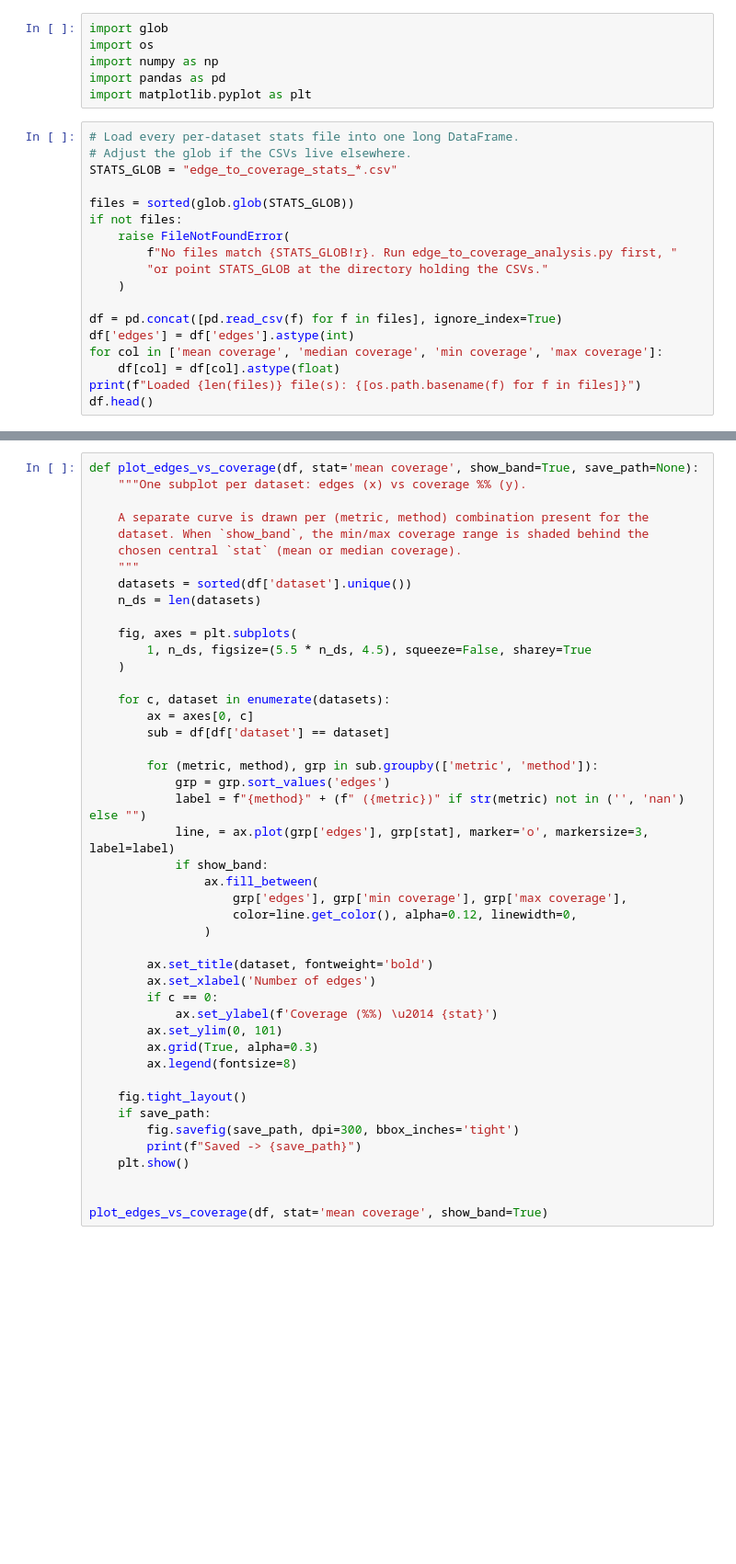
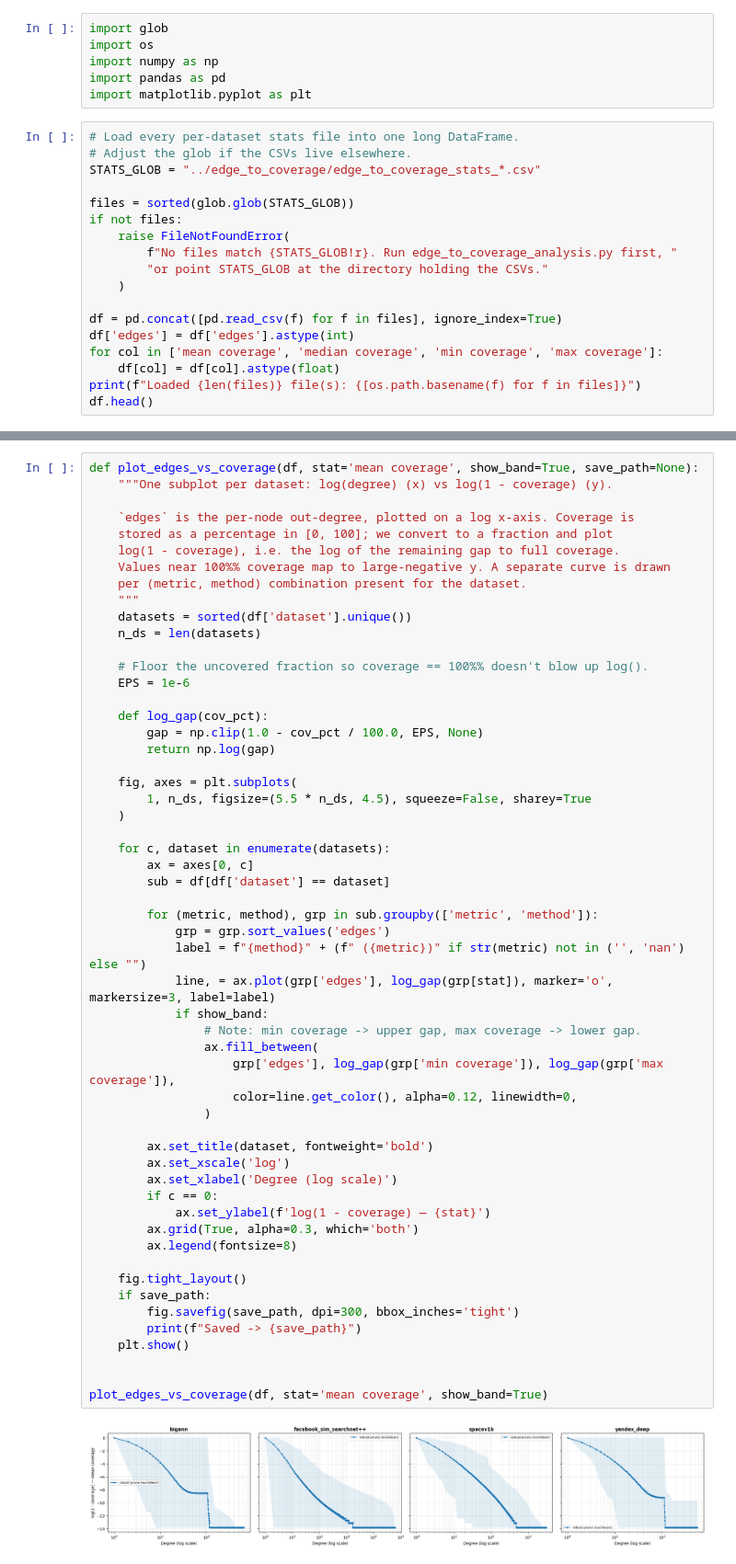
Before and after one commit to PratyushAvi/navigable-graphs, a Jupyter notebook: code/edge_to_coverage.ipynb, the cells around one changed output, grey strips where cells are left out. Shown at 92% size. Drawn from its saved outputs; the diff is of its cells as text; blank space fills up the shorter version.

```diff
--- a/code/edge_to_coverage.ipynb
+++ b/code/edge_to_coverage.ipynb
@@ -14,7 +14,7 @@ import matplotlib.pyplot as plt
 # %%
 # Load every per-dataset stats file into one long DataFrame.
 # Adjust the glob if the CSVs live elsewhere.
-STATS_GLOB = "edge_to_coverage_stats_*.csv"
+STATS_GLOB = "../edge_to_coverage/edge_to_coverage_stats_*.csv"
 
 files = sorted(glob.glob(STATS_GLOB))
 if not files:
@@ -32,46 +40,58 @@ df.head()
 # %%
 def plot_edges_vs_coverage(df, stat='mean coverage', show_band=True, save_path=None):
-    """One subplot per dataset: edges (x) vs coverage %% (y).
+    """One subplot per dataset: log(degree) (x) vs log(1 - coverage) (y).
 
-    A separate curve is drawn per (metric, method) combination present for the
-    dataset. When `show_band`, the min/max coverage range is shaded behind the
-    chosen central `stat` (mean or median coverage).
+    `edges` is the per-node out-degree, plotted on a log x-axis. Coverage is
+    stored as a percentage in [0, 100]; we convert to a fraction and plot
+    log(1 - coverage), i.e. the log of the remaining gap to full coverage.
+    Values near 100%% coverage map to large-negative y. A separate curve is drawn
+    per (metric, method) combination present for the dataset.
     """
     datasets = sorted(df['dataset'].unique())
     n_ds = len(datasets)
+
+    # Floor the uncovered fraction so coverage == 100%% doesn't blow up log().
+    EPS = 1e-6
+
+    def log_gap(cov_pct):
+        gap = np.clip(1.0 - cov_pct / 100.0, EPS, None)
+        return np.log(gap)
 
     fig, axes = plt.subplots(
         1, n_ds, figsize=(5.5 * n_ds, 4.5), squeeze=False, sharey=True
     )
 
     for c, dataset in enumerate(datasets):
         ax = axes[0, c]
         sub = df[df['dataset'] == dataset]
 
         for (metric, method), grp in sub.groupby(['metric', 'method']):
             grp = grp.sort_values('edges')
             label = f"{method}" + (f" ({metric})" if str(metric) not in ('', 'nan') else "")
-            line, = ax.plot(grp['edges'], grp[stat], marker='o', markersize=3, label=label)
+            line, = ax.plot(grp['edges'], log_gap(grp[stat]), marker='o', markersize=3, label=label)
             if show_band:
+                # Note: min coverage -> upper gap, max coverage -> lower gap.
                 ax.fill_between(
-                    grp['edges'], grp['min coverage'], grp['max coverage'],
+                    grp['edges'], log_gap(grp['min coverage']), log_gap(grp['max coverage']),
                     color=line.get_color(), alpha=0.12, linewidth=0,
                 )
 
         ax.set_title(dataset, fontweight='bold')
-        ax.set_xlabel('Number of edges')
+        ax.set_xscale('log')
+        ax.set_xlabel('Degree (log scale)')
         if c == 0:
-            ax.set_ylabel(f'Coverage (%%) \u2014 {stat}')
-        ax.set_ylim(0, 101)
-        ax.grid(True, alpha=0.3)
+            ax.set_ylabel(f'log(1 - coverage) — {stat}')
+        ax.grid(True, alpha=0.3, which='both')
         ax.legend(fontsize=8)
 
     fig.tight_layout()
     if save_path:
         fig.savefig(save_path, dpi=300, bbox_inches='tight')
         print(f"Saved -> {save_path}")
     plt.show()
 
 
 plot_edges_vs_coverage(df, stat='mean coverage', show_band=True)
+# %% [output]
+[figure, added]
 # %%
```
Also changed, not shown: parts of 2 cells of this notebook, 2 other files.
